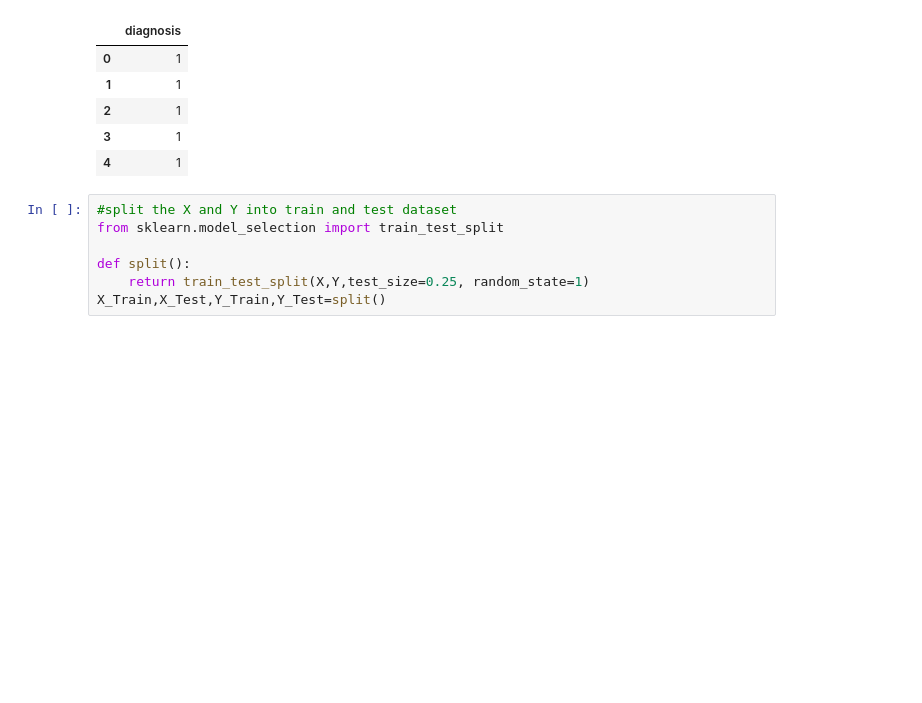
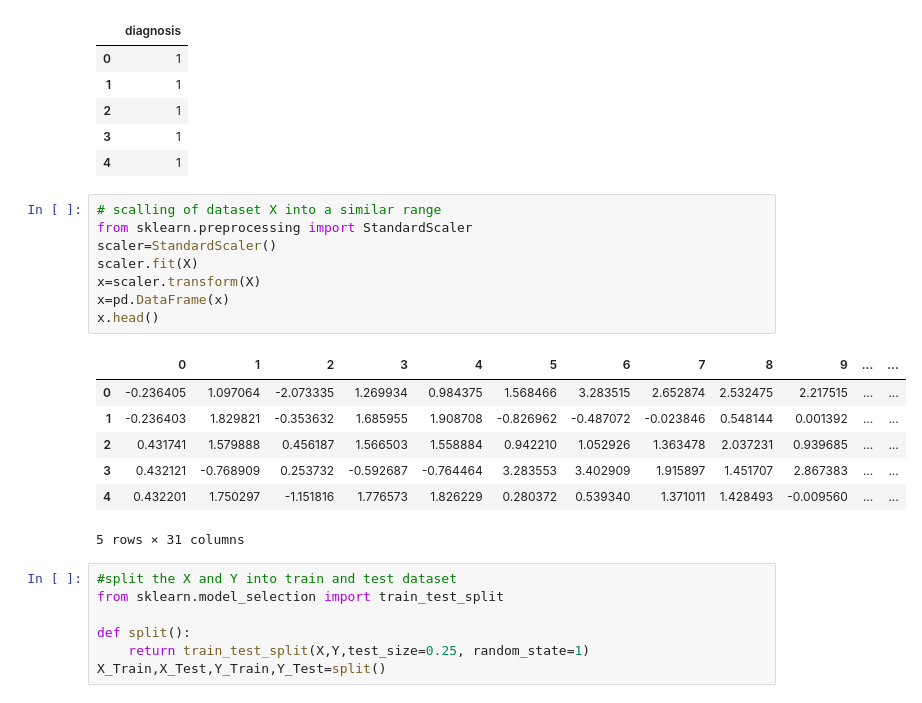
Before and after one commit to AshokGual/PCA-on-CancerDiagnosisDataSet, a Jupyter notebook: PCA on Cancer Diagnosis.ipynb, the cells around one changed output. Cells and saved outputs as stored; diff of their text form; blank space fills up the shorter version.

```diff
--- a/PCA on Cancer Diagnosis.ipynb
+++ b/PCA on Cancer Diagnosis.ipynb
@@ -121,6 +121,22 @@ Y.head()
 | 2 | 1 |
 | 3 | 1 |
 | 4 | 1 |
+# %%
+# scalling of dataset X into a similar range
+from sklearn.preprocessing import StandardScaler
+scaler=StandardScaler()
+scaler.fit(X)
+x=scaler.transform(X)
+x=pd.DataFrame(x)
+x.head()
+# %% [output]
+|  | 0 | 1 | 2 | 3 | 4 | 5 | 6 | 7 | 8 | 9 | ... | ... |
+| 0 | -0.236405 | 1.097064 | -2.073335 | 1.269934 | 0.984375 | 1.568466 | 3.283515 | 2.652874 | 2.532475 | 2.217515 | ... | ... |
+| 1 | -0.236403 | 1.829821 | -0.353632 | 1.685955 | 1.908708 | -0.826962 | -0.487072 | -0.023846 | 0.548144 | 0.001392 | ... | ... |
+| 2 | 0.431741 | 1.579888 | 0.456187 | 1.566503 | 1.558884 | 0.942210 | 1.052926 | 1.363478 | 2.037231 | 0.939685 | ... | ... |
+| 3 | 0.432121 | -0.768909 | 0.253732 | -0.592687 | -0.764464 | 3.283553 | 3.402909 | 1.915897 | 1.451707 | 2.867383 | ... | ... |
+| 4 | 0.432201 | 1.750297 | -1.151816 | 1.776573 | 1.826229 | 0.280372 | 0.539340 | 1.371011 | 1.428493 | -0.009560 | ... | ... |
+5 rows × 31 columns
 # %%
 #split the X and Y into train and test dataset
 from sklearn.model_selection import train_test_split
```
Also changed, not shown: parts of 18 cells of this notebook.
